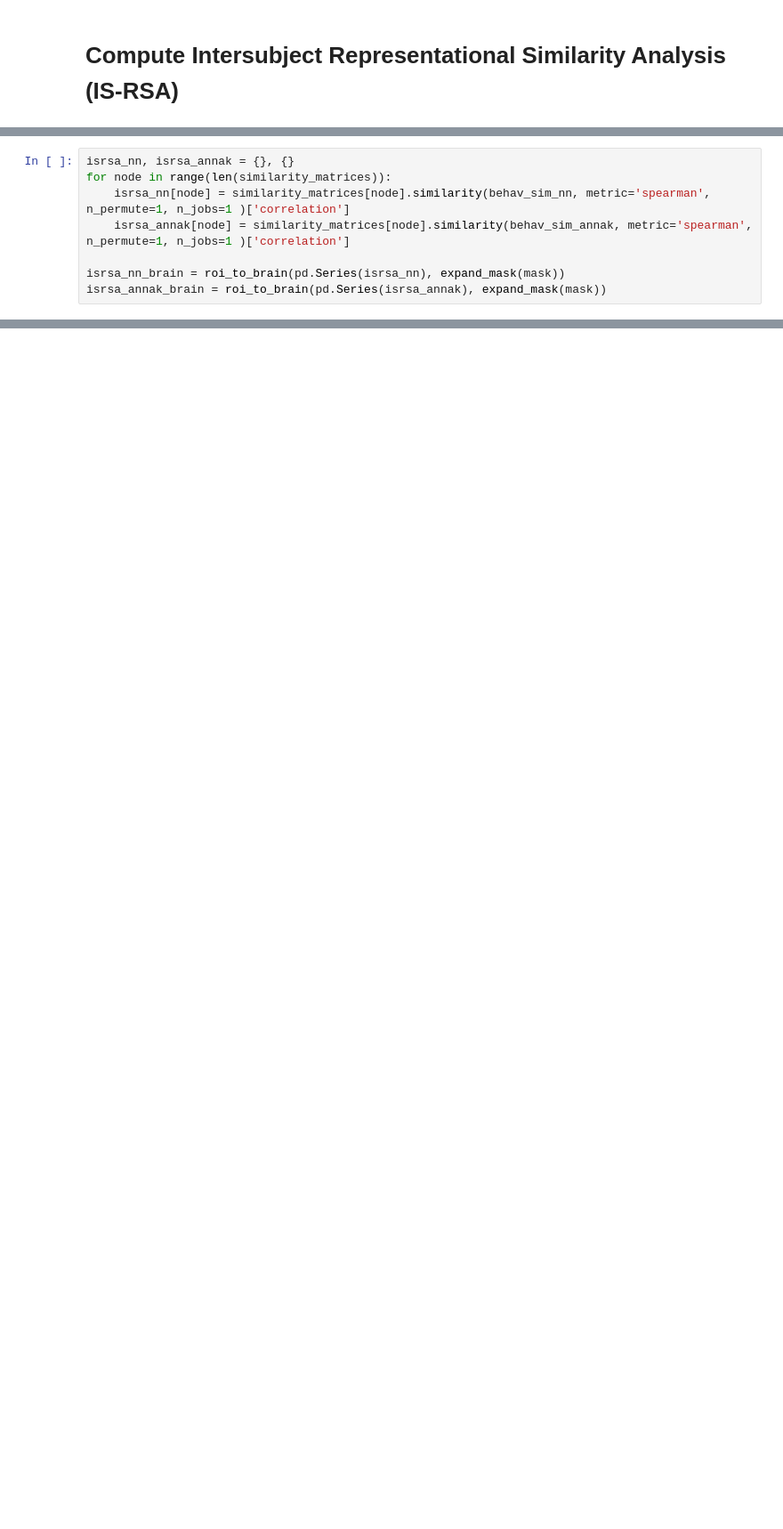
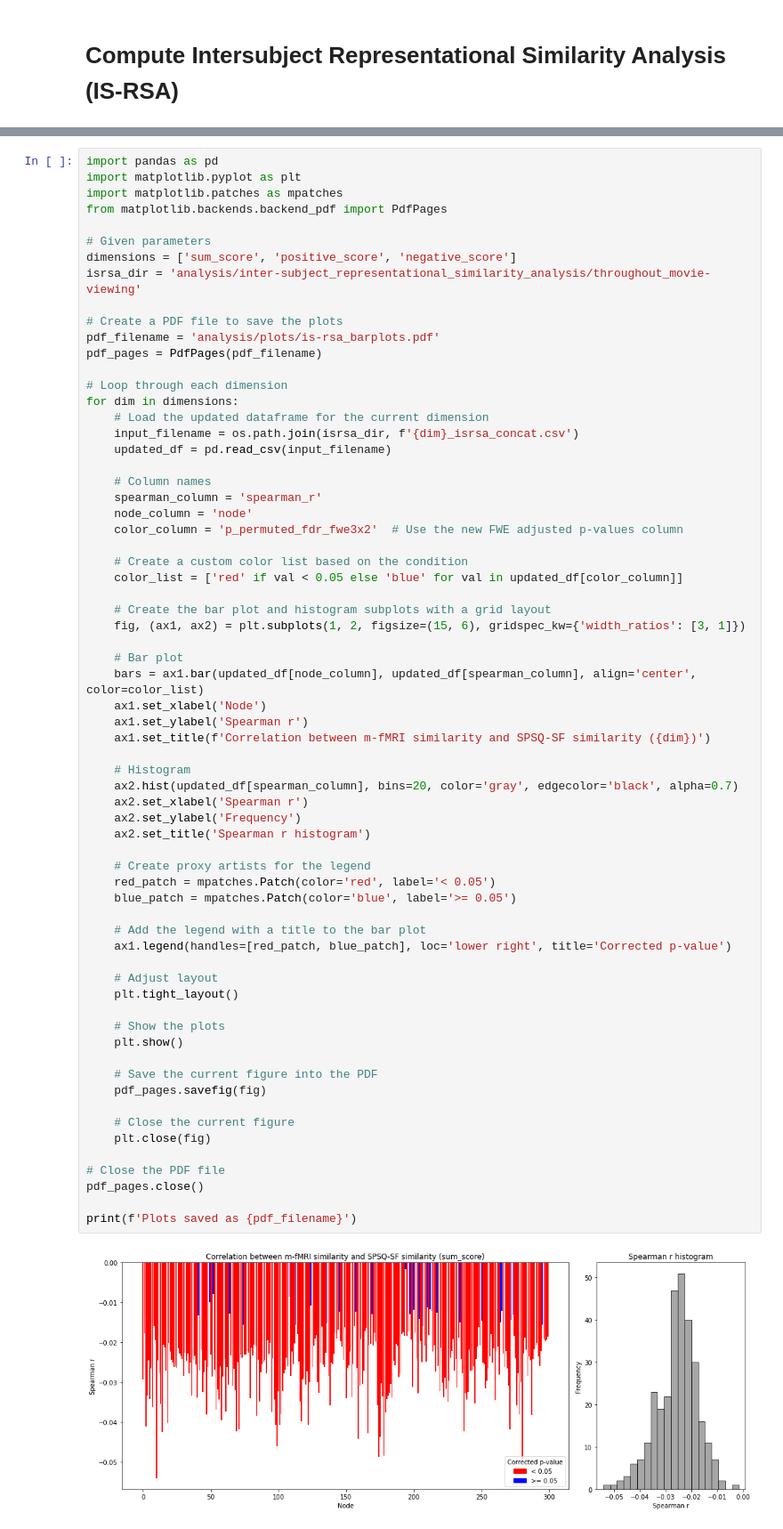
Before and after one commit to christiennedamatac/sps_mfMRI, a Jupyter notebook: inter-subject_representational_similarity.ipynb, the cells around one changed output, grey strips where cells are left out. Shown at 89% size. Saved outputs shown, nothing was run; the diff lists cells and outputs as text; blank space fills up the shorter version.

```diff
--- a/inter-subject_representational_similarity.ipynb
+++ b/inter-subject_representational_similarity.ipynb
@@ -9,8 +2,0 @@ Loop over nodes and compute the similarity between the brain and each of the com
-# %%
-isrsa_nn, isrsa_annak = {}, {}
-for node in range(len(similarity_matrices)):
-    isrsa_nn[node] = similarity_matrices[node].similarity(behav_sim_nn, metric='spearman', n_permute=1, n_jobs=1 )['correlation']
-    isrsa_annak[node] = similarity_matrices[node].similarity(behav_sim_annak, metric='spearman', n_permute=1, n_jobs=1 )['correlation']
-
-isrsa_nn_brain = roi_to_brain(pd.Series(isrsa_nn), expand_mask(mask))
-isrsa_annak_brain = roi_to_brain(pd.Series(isrsa_annak), expand_mask(mask))
@@ -61,0 +243,68 @@ view_img(threshold(isrsa_nn_r_brain, isrsa_nn_p_brain, thr=fdr_thr).to_nifti())
+# %%
+import pandas as pd
+import matplotlib.pyplot as plt
+import matplotlib.patches as mpatches
+from matplotlib.backends.backend_pdf import PdfPages
+
+# Given parameters
+dimensions = ['sum_score', 'positive_score', 'negative_score']
+isrsa_dir = 'analysis/inter-subject_representational_similarity_analysis/throughout_movie-viewing'
+
+# Create a PDF file to save the plots
+pdf_filename = 'analysis/plots/is-rsa_barplots.pdf'
+pdf_pages = PdfPages(pdf_filename)
+
+# Loop through each dimension
+for dim in dimensions:
+    # Load the updated dataframe for the current dimension
+    input_filename = os.path.join(isrsa_dir, f'{dim}_isrsa_concat.csv')
+    updated_df = pd.read_csv(input_filename)
+
+    # Column names
+    spearman_column = 'spearman_r'
+    node_column = 'node'
+    color_column = 'p_permuted_fdr_fwe3x2'  # Use the new FWE adjusted p-values column
+
+    # Create a custom color list based on the condition
+    color_list = ['red' if val < 0.05 else 'blue' for val in updated_df[color_column]]
+
+    # Create the bar plot and histogram subplots with a grid layout
+    fig, (ax1, ax2) = plt.subplots(1, 2, figsize=(15, 6), gridspec_kw={'width_ratios': [3, 1]})
+
+    # Bar plot
+    bars = ax1.bar(updated_df[node_column], updated_df[spearman_column], align='center', color=color_list)
+    ax1.set_xlabel('Node')
+    ax1.set_ylabel('Spearman r')
+    ax1.set_title(f'Correlation between m-fMRI similarity and SPSQ-SF similarity ({dim})')
+
+    # Histogram
+    ax2.hist(updated_df[spearman_column], bins=20, color='gray', edgecolor='black', alpha=0.7)
+    ax2.set_xlabel('Spearman r')
+    ax2.set_ylabel('Frequency')
+    ax2.set_title('Spearman r histogram')
+
+    # Create proxy artists for the legend
+    red_patch = mpatches.Patch(color='red', label='< 0.05')
+    blue_patch = mpatches.Patch(color='blue', label='>= 0.05')
+
+    # Add the legend with a title to the bar plot
+    ax1.legend(handles=[red_patch, blue_patch], loc='lower right', title='Corrected p-value')
+
+    # Adjust layout
+    plt.tight_layout()
+
+    # Show the plots
+    plt.show()
+
+    # Save the current figure into the PDF
+    pdf_pages.savefig(fig)
+
+    # Close the current figure
+    plt.close(fig)
+
+# Close the PDF file
+pdf_pages.close()
+
+print(f'Plots saved as {pdf_filename}')
+# %% [output]
+[figure, added]
```
Also changed, not shown: parts of 31 cells of this notebook.
